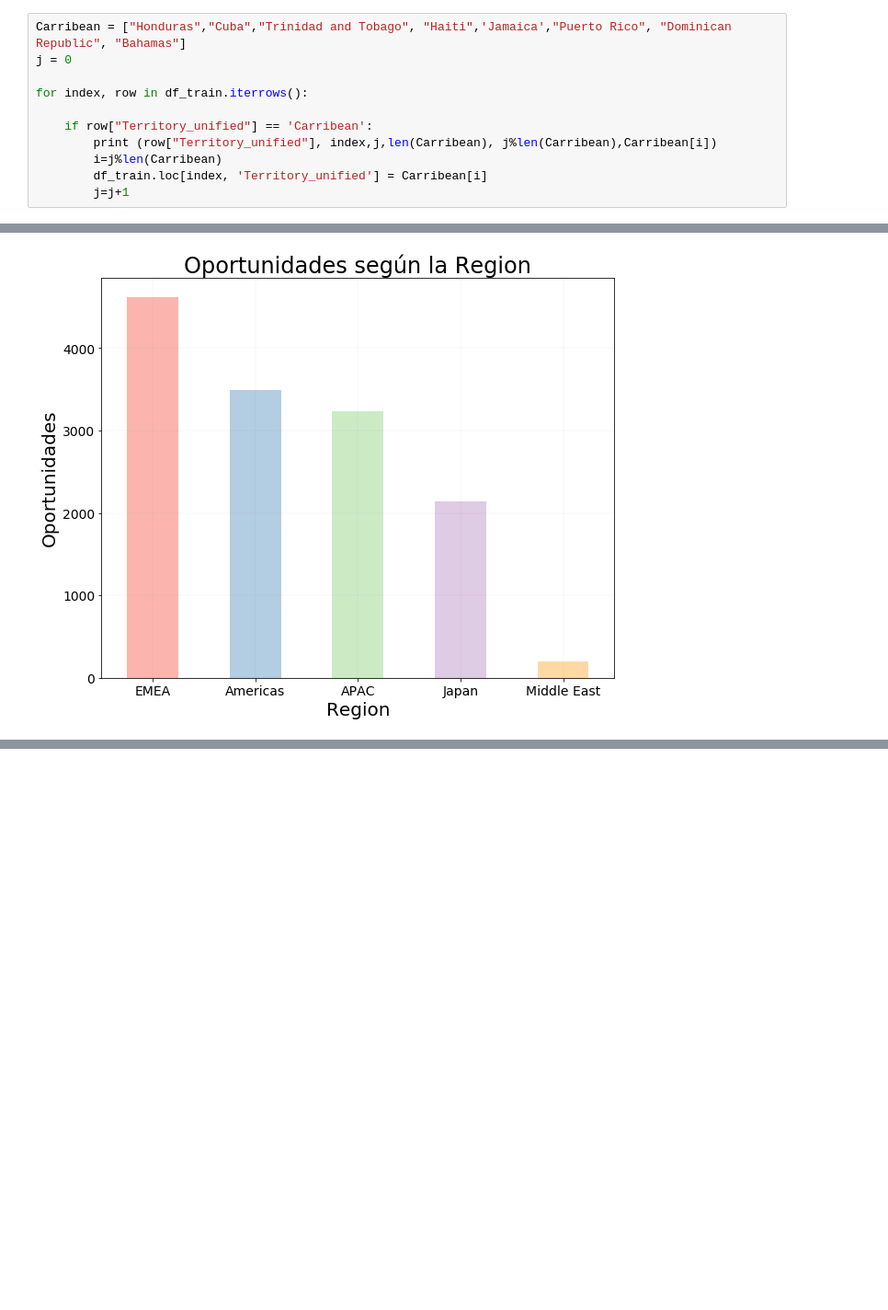
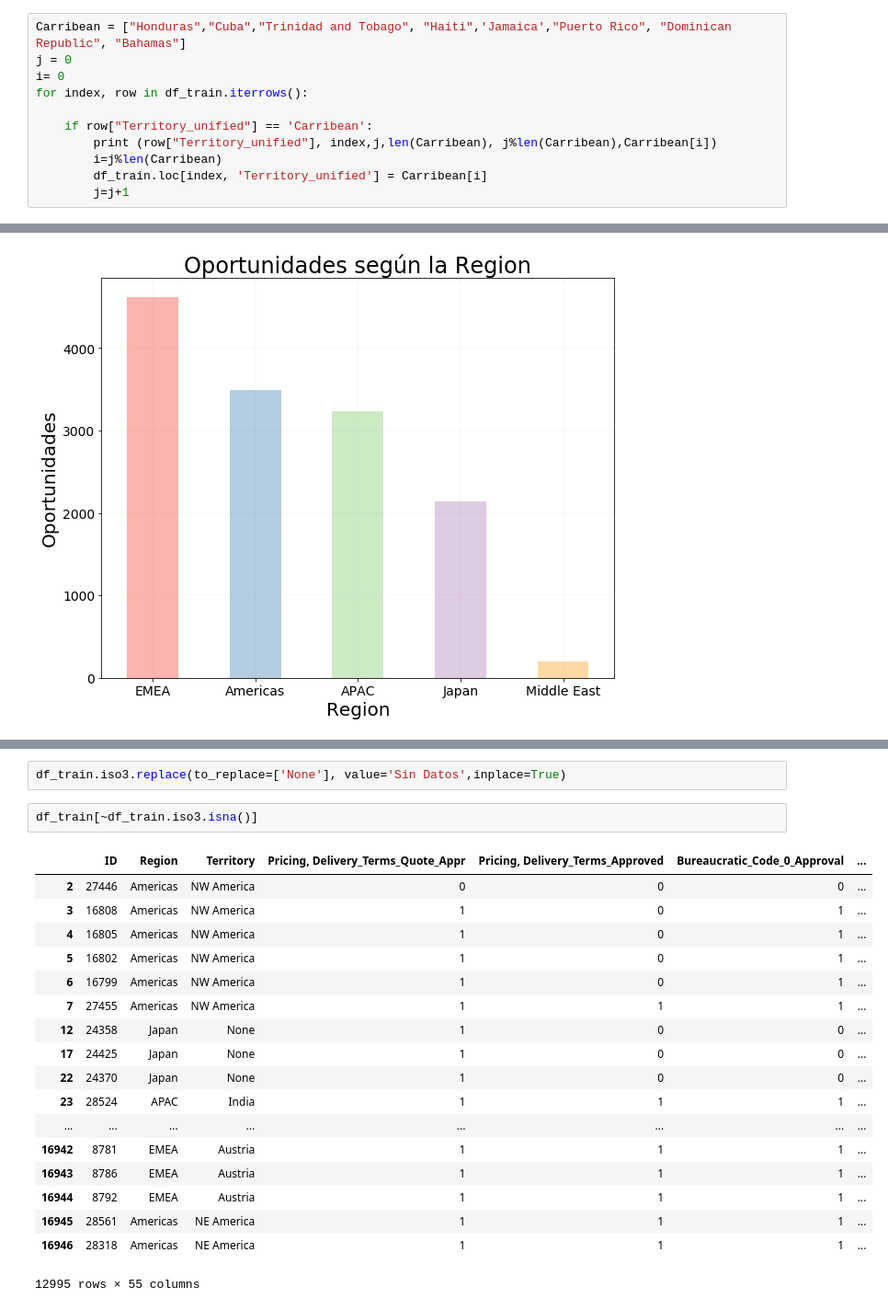
Before and after one commit to faristegui/tpdatos-2c-2020, a Jupyter notebook: tp1-cesar.ipynb, the cells around one changed output, grey strips where cells are left out. Shown at 92% size. Saved outputs shown, nothing was run; the diff lists cells and outputs as text; blank space fills up the shorter version.

```diff
--- a/tp1-cesar.ipynb
+++ b/tp1-cesar.ipynb
@@ -725,7 +725,7 @@ Name: Territory, dtype: int64
 # %%
 Carribean = ["Honduras","Cuba","Trinidad and Tobago", "Haiti",'Jamaica',"Puerto Rico", "Dominican Republic", "Bahamas"]
 j = 0
-
+i= 0
 for index, row in df_train.iterrows():
 
     if row["Territory_unified"] == 'Carribean':
@@ -1106,0 +1159,23 @@ plt.ylabel('Oportunidades', fontsize=20);
+# %%
+df_train.iso3.replace(to_replace=['None'], value='Sin Datos',inplace=True)
+# %%
+df_train[~df_train.iso3.isna()]
+# %% [output]
+|  | ID | Region | Territory | Pricing, Delivery_Terms_Quote_Appr | Pricing, Delivery_Terms_Approved | Bureaucratic_Code_0_Approval | ... |
+| 2 | 27446 | Americas | NW America | 0 | 0 | 0 | ... |
+| 3 | 16808 | Americas | NW America | 1 | 0 | 1 | ... |
+| 4 | 16805 | Americas | NW America | 1 | 0 | 1 | ... |
+| 5 | 16802 | Americas | NW America | 1 | 0 | 1 | ... |
+| 6 | 16799 | Americas | NW America | 1 | 0 | 1 | ... |
+| 7 | 27455 | Americas | NW America | 1 | 1 | 1 | ... |
+| 12 | 24358 | Japan | None | 1 | 0 | 0 | ... |
+| 17 | 24425 | Japan | None | 1 | 0 | 0 | ... |
+| 22 | 24370 | Japan | None | 1 | 0 | 0 | ... |
+| 23 | 28524 | APAC | India | 1 | 1 | 1 | ... |
+| ... | ... | ... | ... | ... | ... | ... | ... |
+| 16942 | 8781 | EMEA | Austria | 1 | 1 | 1 | ... |
+| 16943 | 8786 | EMEA | Austria | 1 | 1 | 1 | ... |
+| 16944 | 8792 | EMEA | Austria | 1 | 1 | 1 | ... |
+| 16945 | 28561 | Americas | NE America | 1 | 1 | 1 | ... |
+| 16946 | 28318 | Americas | NE America | 1 | 1 | 1 | ... |
+12995 rows × 55 columns
```
Also changed, not shown: parts of 21 cells of this notebook.
